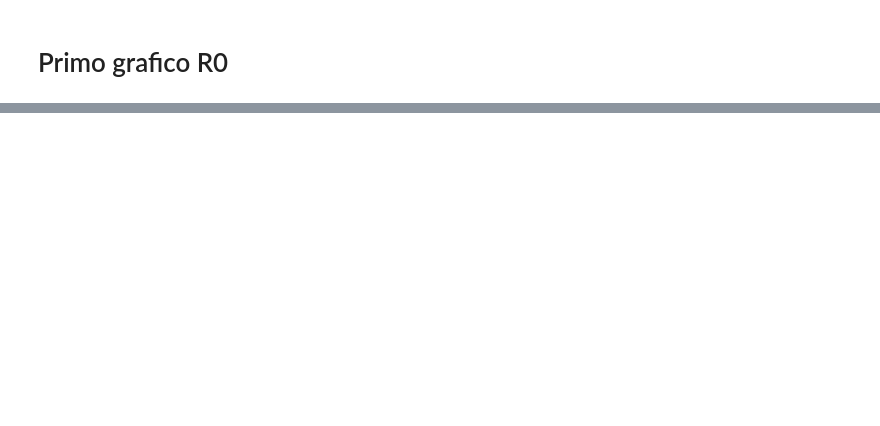
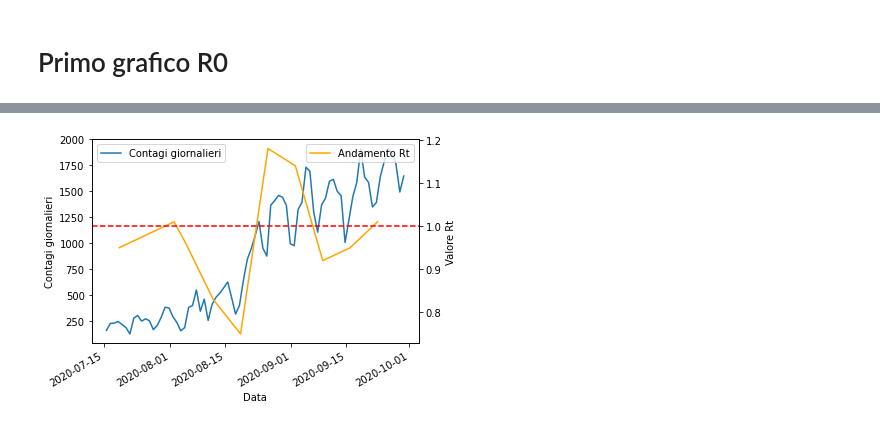
Before and after one commit to sphoneix22/coviddellasera, a Jupyter notebook: 01_Rt/rt.ipynb, the cells around one changed output, grey strips where cells are left out. Drawn from its saved outputs; the diff is of its cells as text; code cells hidden in the pictures; blank space fills up the shorter version.

Commit message:
Update article and new plot

```diff
--- a/01_Rt/rt.ipynb
+++ b/01_Rt/rt.ipynb
@@ -45,0 +64,41 @@ nx.draw(G, with_labels=True)# Visualizziamo il grafico
+# %%
+# Otteniamo dati sui contagi giornalieri da repository ufficiale
+raw_data = json.load(request.urlopen("https://raw.githubusercontent.com/pcm-dpc/COVID-19/master/dati-json/dpc-covid19-ita-andamento-nazionale.json"))
+dates = []
+values = []
+for report in raw_data:
+    # Dati compresi tra 15 Luglio e 30 Settembre
+    date = pd.to_datetime(report['data'])
+    if datetime.datetime(year=2020, month=7, day=15) < date < datetime.datetime(year=2020, month=9, day=30):
+        dates.append(date)
+        values.append(report['nuovi_positivi'])
+
+# Dati Rt, Lista di date con corrispettivi valori Rt (Presi da monitoraggi settimanali ISS)
+dates_rt = [
+    datetime.datetime(year=2020, month=7, day=19), datetime.datetime(year=2020, month=7, day=26),
+    datetime.datetime(year=2020, month=8, day=2), datetime.datetime(year=2020, month=8, day=5), datetime.datetime(year=2020, month=8, day=12), datetime.datetime(year=2020, month=8, day=19), datetime.datetime(year=2020, month=8, day=26),
+    datetime.datetime(year=2020, month=9, day=2), datetime.datetime(year=2020, month=9, day=9), datetime.datetime(year=2020, month=9, day=16), datetime.datetime(year=2020, month=9, day=23),
+    ]
+values_rt = [
+    0.95, 0.98,
+    1.01, 0.96, 0.83, 0.75, 1.18,
+    1.14, 0.92, 0.95, 1.01,
+]
+# %%
+fig, ax = plt.subplots() # Creazione grafico
+ax.plot_date(dates, values, linestyle='solid', marker=None) # Grafico andamento contagi
+ax.set_xlabel("Data")
+ax.set_ylabel("Contagi giornalieri")
+
+ax2 = ax.twinx() # Duplica asse
+ax2.plot(dates_rt, values_rt, color='orange', linestyle='solid') # Grafico Rt
+ax2.set_ylabel("Valore Rt")
+ax2.axhline(y=1, linestyle='dashed', color='red') # Linea orizzontale
+
+ax.legend(['Contagi giornalieri'])
+ax2.legend(['Andamento Rt'])
+plt.gcf().autofmt_xdate() # Formatta le date in modo leggibile
+plt.tight_layout()
+plt.show()
+# %% [output]
+[figure, added]
```
Also changed, not shown: parts of 5 cells of this notebook, 2 other files.
